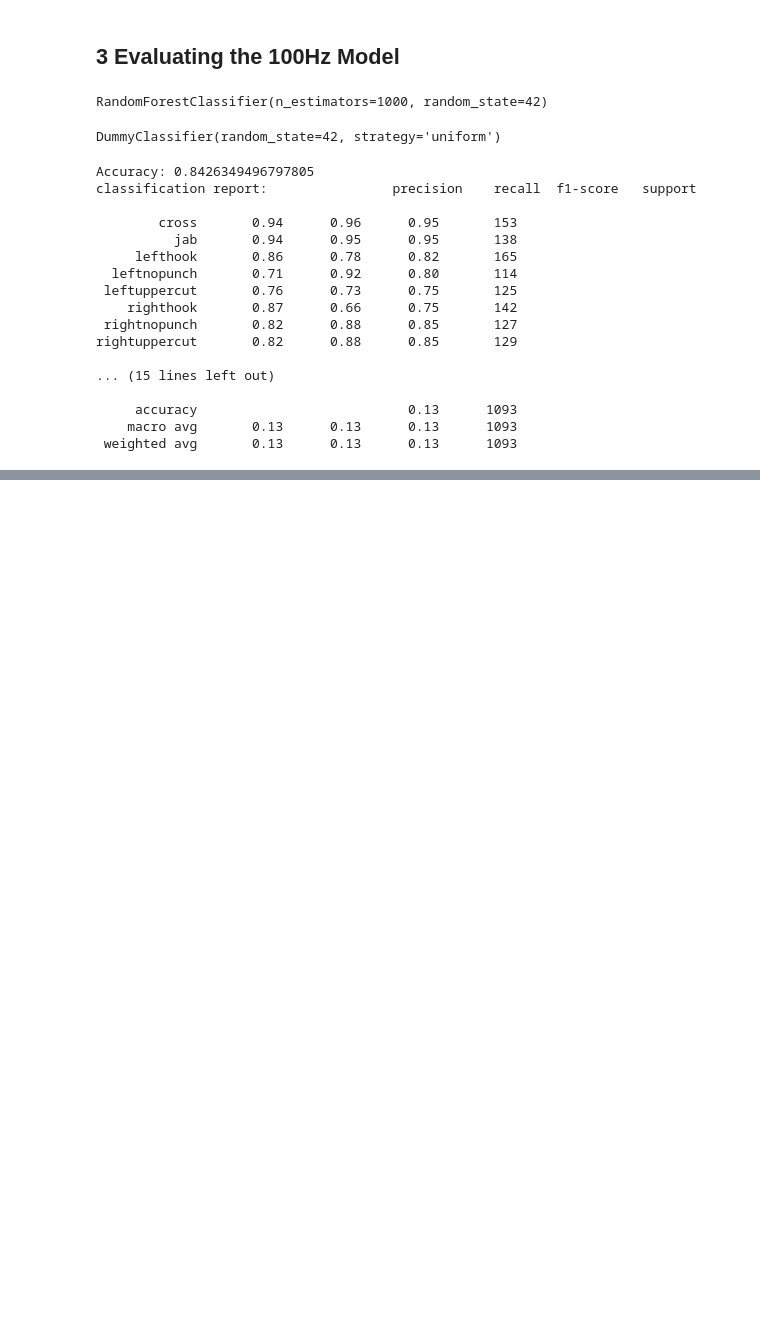
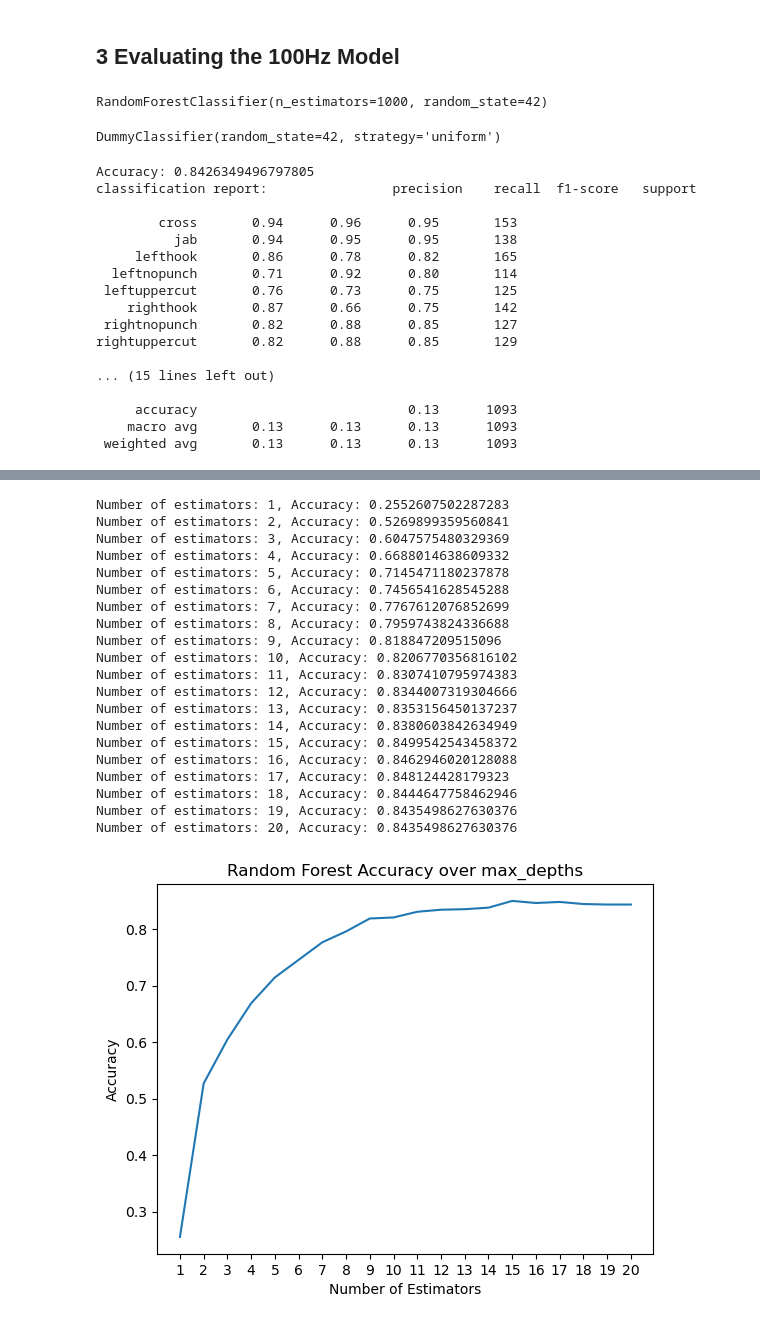
Before and after one commit to BruceLeo99/MLQS-VU-Project-Tyson, a Jupyter notebook: randomforestclassifier.ipynb, the cells around one changed output, grey strips where cells are left out. Saved outputs shown, nothing was run; the diff lists cells and outputs as text; code cells hidden in the pictures; blank space fills up the shorter version.

```diff
--- a/randomforestclassifier.ipynb
+++ b/randomforestclassifier.ipynb
@@ -292,0 +338,47 @@ rightuppercut       0.82      0.88      0.85       129
+# %%
+max_depth_list = list(range(1, 21))
+rf_accuracies = []
+
+for max_depth in max_depth_list:
+    model = RandomForestClassifier(n_estimators=200, max_depth = max_depth, random_state=42)
+    model.fit(X_train, y_train)
+
+    y_pred = model.predict(X_test)
+
+    accuracy = accuracy_score(y_test, y_pred)
+    report = classification_report(y_test, y_pred, zero_division=False)
+
+    rf_accuracies.append(accuracy)
+    print(f"Number of estimators: {max_depth}, Accuracy: {accuracy}")
+
+plt.figure()
+
+sns.lineplot(x=max_depth_list, y=rf_accuracies)
+plt.title("Random Forest Accuracy over max_depths")
+plt.ylabel("Accuracy")
+plt.xlabel("Number of Estimators")
+plt.xticks(range(1,21))
+
+plt.show()
+# %% [output]
+Number of estimators: 1, Accuracy: 0.2552607502287283
+Number of estimators: 2, Accuracy: 0.5269899359560841
+Number of estimators: 3, Accuracy: 0.6047575480329369
+Number of estimators: 4, Accuracy: 0.6688014638609332
+Number of estimators: 5, Accuracy: 0.7145471180237878
+Number of estimators: 6, Accuracy: 0.7456541628545288
+Number of estimators: 7, Accuracy: 0.7767612076852699
+Number of estimators: 8, Accuracy: 0.7959743824336688
+Number of estimators: 9, Accuracy: 0.818847209515096
+Number of estimators: 10, Accuracy: 0.8206770356816102
+Number of estimators: 11, Accuracy: 0.8307410795974383
+Number of estimators: 12, Accuracy: 0.8344007319304666
+Number of estimators: 13, Accuracy: 0.8353156450137237
+Number of estimators: 14, Accuracy: 0.8380603842634949
+Number of estimators: 15, Accuracy: 0.8499542543458372
+Number of estimators: 16, Accuracy: 0.8462946020128088
+Number of estimators: 17, Accuracy: 0.848124428179323
+Number of estimators: 18, Accuracy: 0.8444647758462946
+Number of estimators: 19, Accuracy: 0.8435498627630376
+Number of estimators: 20, Accuracy: 0.8435498627630376
+[figure, added]
```
Also changed, not shown: parts of 4 cells of this notebook, 1 other file.
